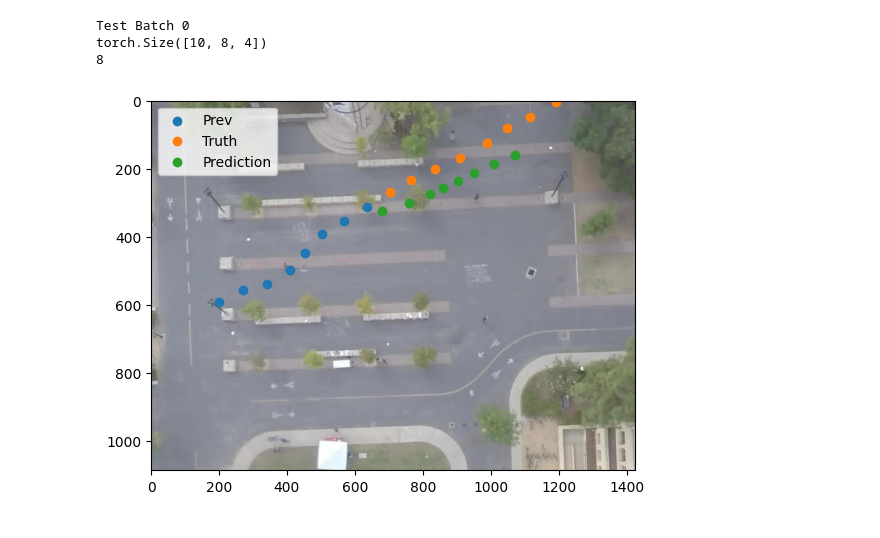
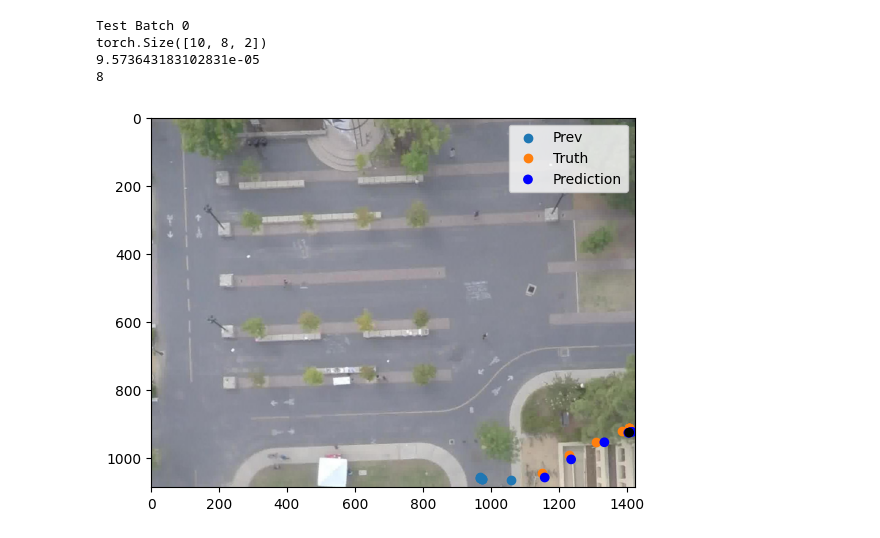
Before and after one commit to NicolasDepre/transformer_trajectory_prediction, a Jupyter notebook: SDD/trainer.ipynb, the cells around one changed output. Saved outputs shown, nothing was run; the diff lists cells and outputs as text; code cells hidden in the pictures.

```diff
--- a/SDD/trainer.ipynb
+++ b/SDD/trainer.ipynb
@@ -194,10 +16,10 @@ class SimpleViT(nn.Module):
 # %%
 
 
-device = torch.device('cuda' if torch.cuda.is_available() else 'cpu')
+device = torch.device('cuda:2' if torch.cuda.is_available() else 'cpu')
 print('Using device:', device)
-model = SimpleViT(dim=1024,device=device)
-model.load_state_dict(torch.load("model_ADAM_WORKING2.dict"))
+model = SimpleViT(dim=512,device=device,dim_head=128,mlp_dim=512,frame_patch_size=4,image_patch_size=(16,16))
+model.load_state_dict(torch.load("/waldo/walban/student_datasets/arfranck/model_saves/epochs_100_lr_1e-06-01-06-2023-18:28:22.dict"))
 loss_evol = []
 
 test_loss = []
@@ -314,24 +68,0 @@ torch.save(model.state_dict(), f"model_ADAM_WORKING2.dict")
-# %%
-for id_b, batch in enumerate(test_loader):
-    model.eval()
-    with torch.no_grad():
-        if len(batch["src"]) != batch_size: continue
-
-
-        X_test = batch["src"]
-        Y_test = batch["tgt"]
-        TGT = batch["intermediate"]
-
-        seq = []
-
-        future = None
-        for k in range(12):
-            pred,output = model(X_test.to(device),future,train=False)
-            future = output
-
-
-            seq.append(pred)
-
-        seq = torch.cat(seq,dim=1)
-        l = criterion(pred,Y_test.to(device))
-        test_loss.append(l.item())
@@ -357,5 +69,5 @@ AttributeError: 'SimpleViT' object has no attribute 'save'
 # %%
-for id_b2, batch_test in enumerate(test_loader):
+for id_b2, batch_test in enumerate(train_loader):
 
 
     with torch.no_grad():
@@ -365,37 +77,41 @@ for id_b2, batch_test in enumerate(test_loader):
 
         X_test = batch_test["src"]
         Y_test = batch_test["tgt"]
-        TGT = batch_test["intermediate"]
 
-        X_coords = batch_test["x_coords"]
+
+        X_coords = batch_test["coords"]
 
         print(X_coords.shape)
         future = None
+
         for k in range(8):
             pred,output = model(X_test.to(device),future,train=False)
             future = output
 
 
+        print(criterion(pred[0],Y_test[0].to(device)).item())
         prev = [(k[0]*1424,k[1]*1088) for k in X_coords[0]]
         points = [(k[0]*1424,k[1]*1088) for k in Y_test[0]]
         points2 = [(k[0]*1424,k[1]*1088) for k in pred[0].cpu().detach().numpy()]
 
         prev_x,prev_y = zip(*prev)
         x,y = zip(*points)
         x2,y2 = zip(*points2)
         print(len(points))
 
         plt.scatter([k for k in prev_x],[k for k in prev_y], label="Prev")
         plt.scatter([k for k in x],[k for k in y], label="Truth")
-        plt.scatter([k for k in x2],[k for k in y2],label="Prediction")
+        plt.scatter([k for k in x2],[k for k in y2],label="Prediction",color=(["blue" for k in range(7)] + ["black"]))
         plt.imread("reference.jpg")
         plt.legend()
         plt.imshow(plt.imread("reference.jpg"))
 
         plt.show()
+
         break
 # %% [output]
 Test Batch 0
-torch.Size([10, 8, 4])
+torch.Size([10, 8, 2])
+9.573643183102831e-05
 8
-[figure, old version]
+[figure, new version]
```
Also changed, not shown: parts of 10 cells of this notebook.
